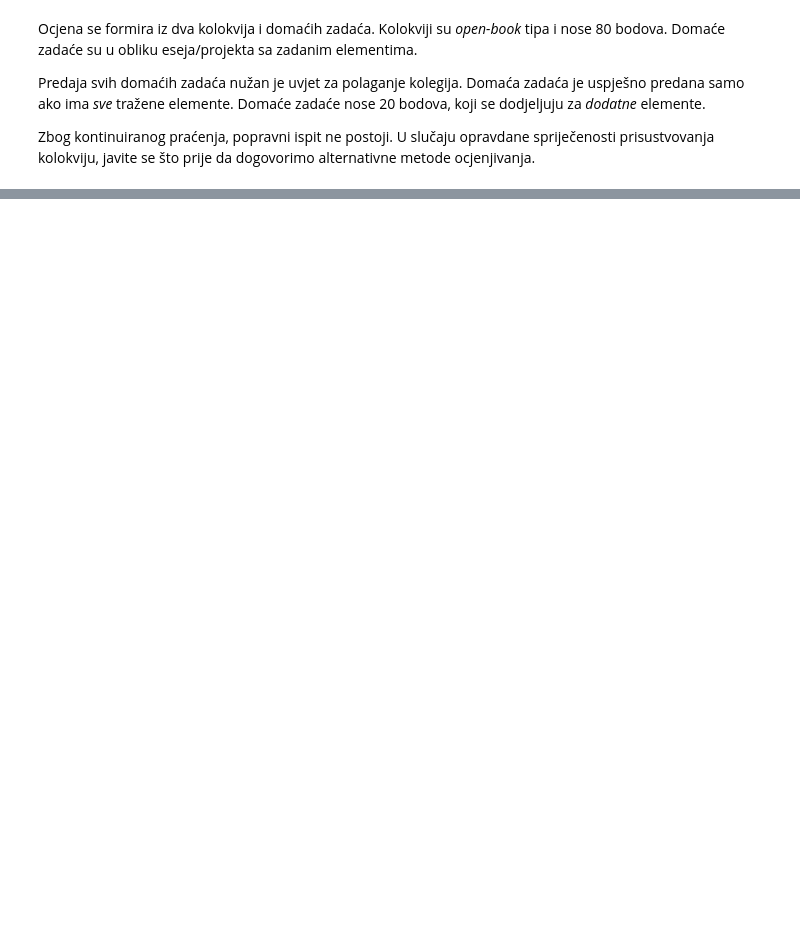
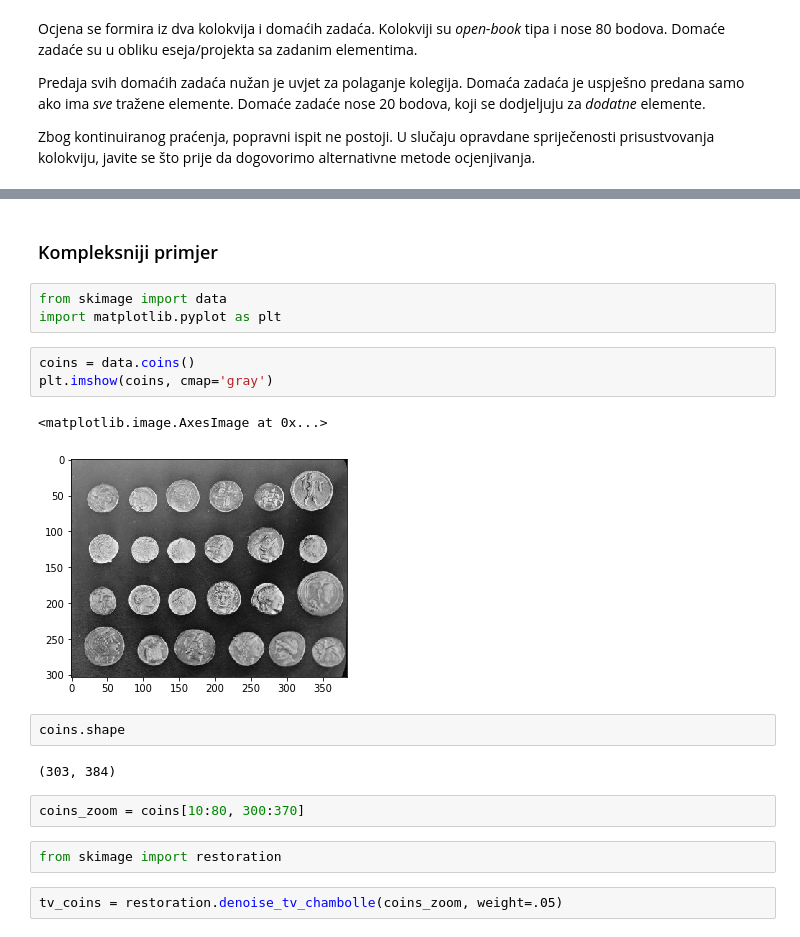
Before and after one commit to vedgar/ms, a Jupyter notebook: Predavanje 1.ipynb, the cells around one changed output, grey strips where cells are left out. Saved outputs shown, nothing was run; the diff lists cells and outputs as text; blank space fills up the shorter version.

```diff
--- a/Predavanje 1.ipynb
+++ b/Predavanje 1.ipynb
@@ -33,0 +170,21 @@ The syntax of the command is incorrect.
+# %% [markdown]
+### Kompleksniji primjer
+# %%
+from skimage import data
+import matplotlib.pyplot as plt
+# %%
+coins = data.coins()
+plt.imshow(coins, cmap='gray')
+# %% [output]
+<matplotlib.image.AxesImage at 0x...>
+[figure, added]
+# %%
+coins.shape
+# %% [output]
+(303, 384)
+# %%
+coins_zoom = coins[10:80, 300:370]
+# %%
+from skimage import restoration
+# %%
+tv_coins = restoration.denoise_tv_chambolle(coins_zoom, weight=.05)
```
Also changed, not shown: parts of 146 cells of this notebook.
